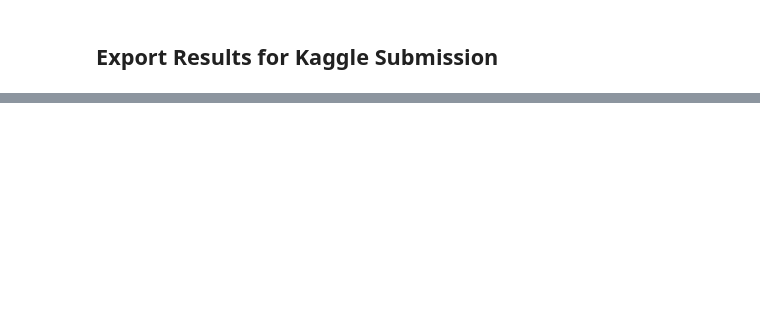
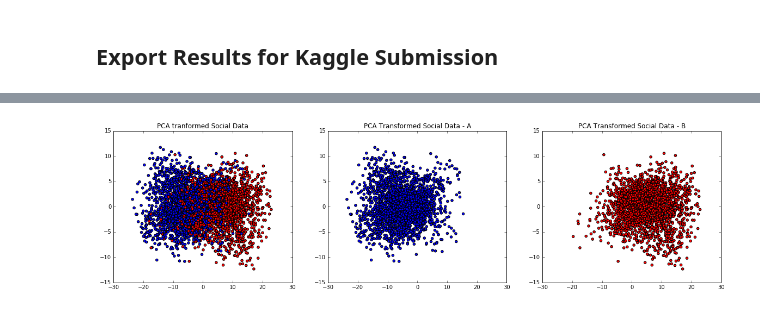
Before and after one commit to nickhamlin/mids_207_final_project, a Jupyter notebook: social_networks.ipynb, the cells around one changed output, grey strips where cells are left out. Cells and saved outputs as stored; diff of their text form; code cells hidden in the pictures; blank space fills up the shorter version.

Commit message:
First Pass

```diff
--- a/social_networks.ipynb
+++ b/social_networks.ipynb
@@ -74,0 +156,4 @@ generate_test_output(pred_probs)
+# %%
+def PCA_transform(data, dim):
+    pca = PCA(n_components=dim)
+    return pca.fit_transform(data)
@@ -74,0 +162,8 @@ generate_test_output(pred_probs)
+# %%
+pca = PCA()
+pca.fit(train_data_transformed)
+
+for k in range(0,10):
+    print "%(fraction)s%% of total variance is explained by the first %(k)s component" % {
+        'fraction': round(sum(pca.explained_variance_ratio_[:(k+1)])*100, 2), 'k': k+1
+    }
@@ -74,0 +181,33 @@ generate_test_output(pred_probs)
+# %%
+two_dim_train_data_transformed = PCA_transform(train_data_transformed, 2)
+two_dim_dev_data_transformed = PCA_transform(dev_data_transformed, 2)
+A_i = train_labels == 1
+B_i = train_labels == 0
+
+def plot_pca_transformed_data():
+    plt.figure(figsize=(20, 5))
+
+    p = plt.subplot(1, 3, 1)
+    p.scatter(two_dim_train_data_transformed[:, 0], two_dim_train_data_transformed[:, 1],
+              c=train_labels, cmap=ListedColormap(['red', 'blue']))
+    plt.title("PCA tranformed Social Data")
+    plt.xlim((-30, 30))
+    plt.ylim((-15, 15))
+
+    p = plt.subplot(1, 3, 2)
+    p.scatter(two_dim_train_data_transformed[A_i][:, 0], two_dim_train_data_transformed[A_i][:, 1],
+              c=train_labels[A_i], cmap=ListedColormap(['blue']))
+    plt.title("PCA Transformed Social Data - A")
+    plt.xlim((-30, 30))
+    plt.ylim((-15, 15))
+
+    p = plt.subplot(1, 3, 3)
+    p.scatter(two_dim_train_data_transformed[B_i][:, 0], two_dim_train_data_transformed[B_i][:, 1],
+              c=train_labels[B_i], cmap=ListedColormap(['red']))
+    plt.title("PCA Transformed Social Data - B")
+    plt.xlim((-30, 30))
+    plt.ylim((-15, 15))
+
+plot_pca_transformed_data()
+# %% [output]
+[figure, added]
```
Also changed, not shown: parts of 34 cells of this notebook.
